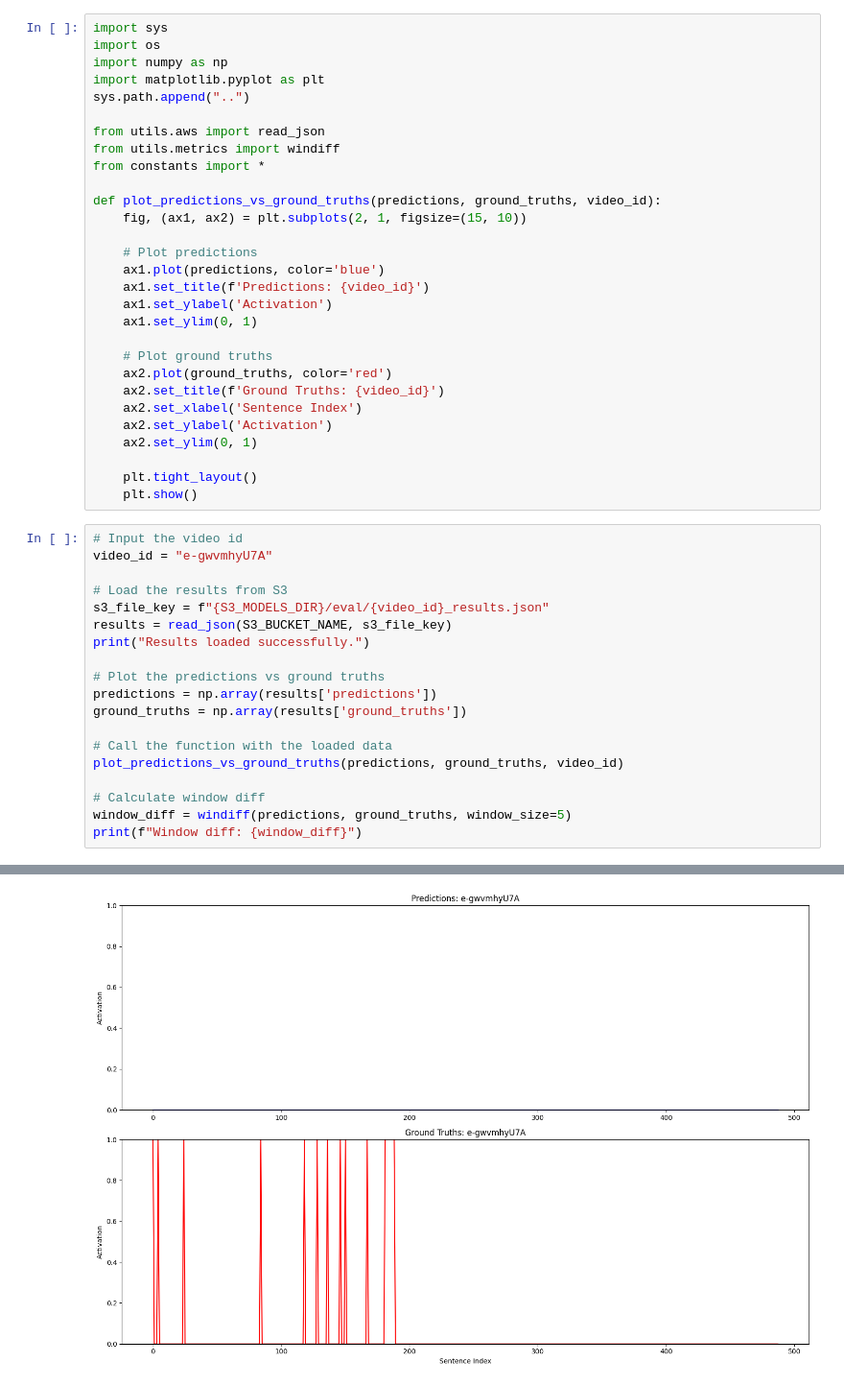
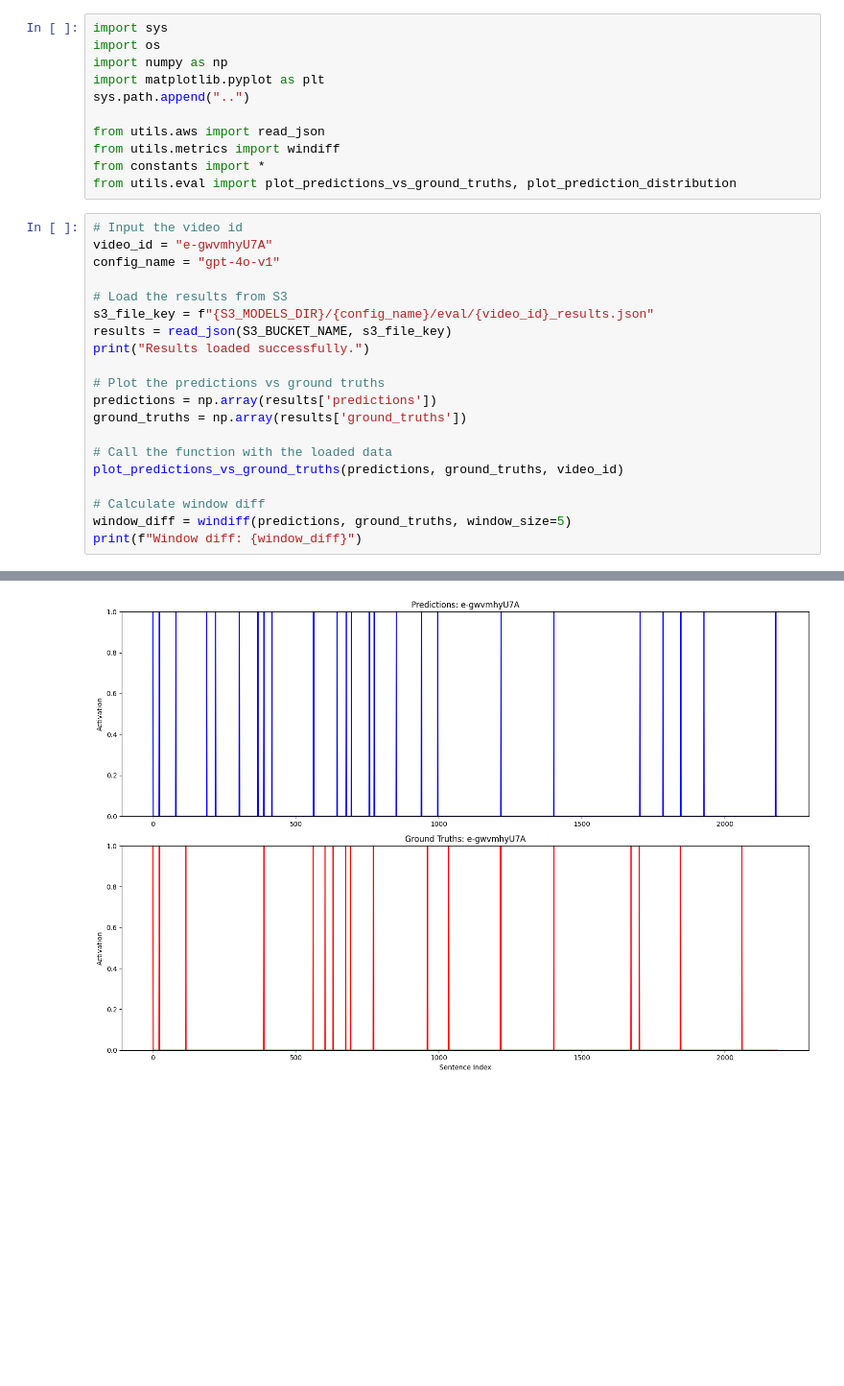
Before and after one commit to jcalz23/nlp_podcast_segmentation, a Jupyter notebook: src/eval/view_results.ipynb, the cells around one changed output, grey strips where cells are left out. Shown at 96% size. Drawn from its saved outputs; the diff is of its cells as text; blank space fills up the shorter version.

```diff
--- a/src/eval/view_results.ipynb
+++ b/src/eval/view_results.ipynb
@@ -8,44 +8,27 @@ sys.path.append("..")
 from utils.aws import read_json
 from utils.metrics import windiff
 from constants import *
-
-def plot_predictions_vs_ground_truths(predictions, ground_truths, video_id):
-    fig, (ax1, ax2) = plt.subplots(2, 1, figsize=(15, 10))
-
-    # Plot predictions
-    ax1.plot(predictions, color='blue')
-    ax1.set_title(f'Predictions: {video_id}')
-    ax1.set_ylabel('Activation')
-    ax1.set_ylim(0, 1)
-
-    # Plot ground truths
-    ax2.plot(ground_truths, color='red')
-    ax2.set_title(f'Ground Truths: {video_id}')
-    ax2.set_xlabel('Sentence Index')
-    ax2.set_ylabel('Activation')
-    ax2.set_ylim(0, 1)
-
-    plt.tight_layout()
-    plt.show()
+from utils.eval import plot_predictions_vs_ground_truths, plot_prediction_distribution
 # %%
 # Input the video id
 video_id = "e-gwvmhyU7A"
+config_name = "gpt-4o-v1"
 
 # Load the results from S3
-s3_file_key = f"{S3_MODELS_DIR}/eval/{video_id}_results.json"
+s3_file_key = f"{S3_MODELS_DIR}/{config_name}/eval/{video_id}_results.json"
 results = read_json(S3_BUCKET_NAME, s3_file_key)
 print("Results loaded successfully.")
 
 # Plot the predictions vs ground truths
 predictions = np.array(results['predictions'])
 ground_truths = np.array(results['ground_truths'])
 
 # Call the function with the loaded data
 plot_predictions_vs_ground_truths(predictions, ground_truths, video_id)
 
 # Calculate window diff
 window_diff = windiff(predictions, ground_truths, window_size=5)
 print(f"Window diff: {window_diff}")
 # %% [output]
 Results loaded successfully.
-[figure, old version]
+[figure, new version]
```
Also changed, not shown: parts of 7 cells of this notebook, 18 other files.
